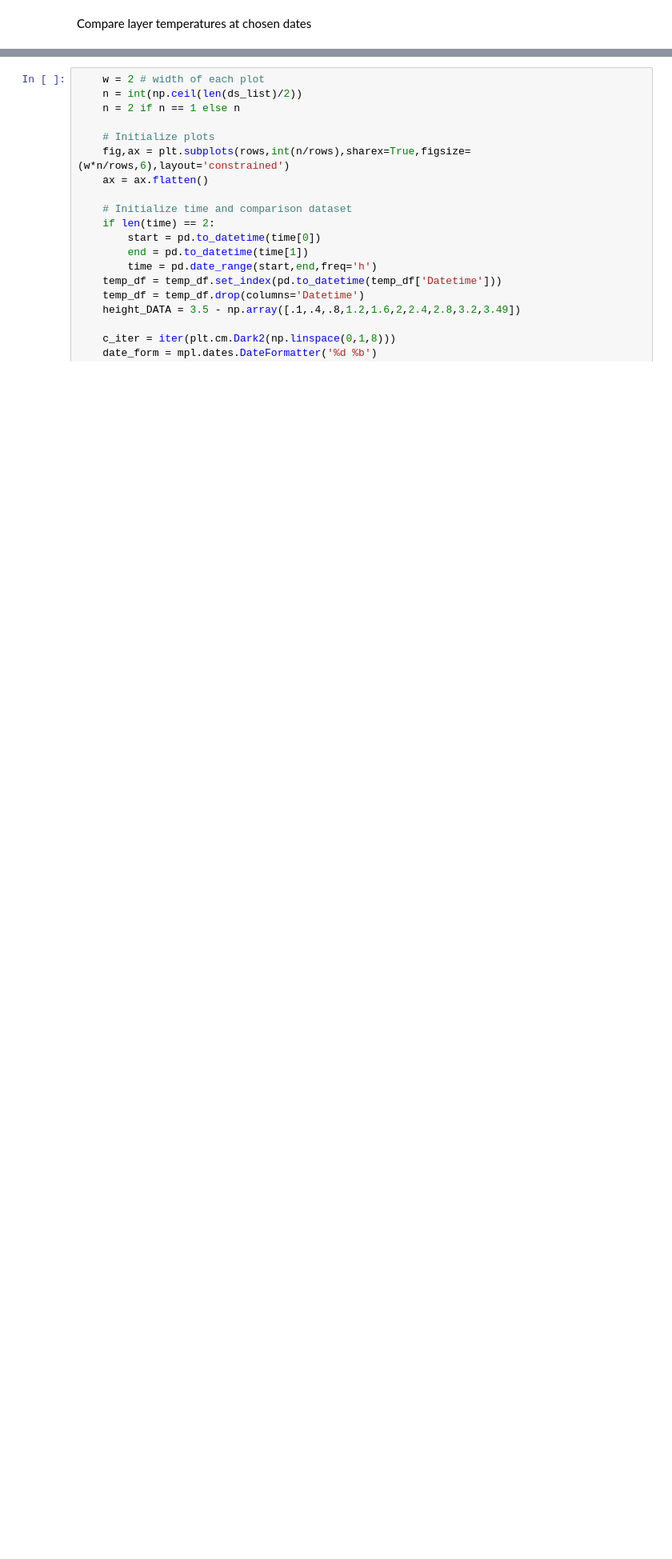
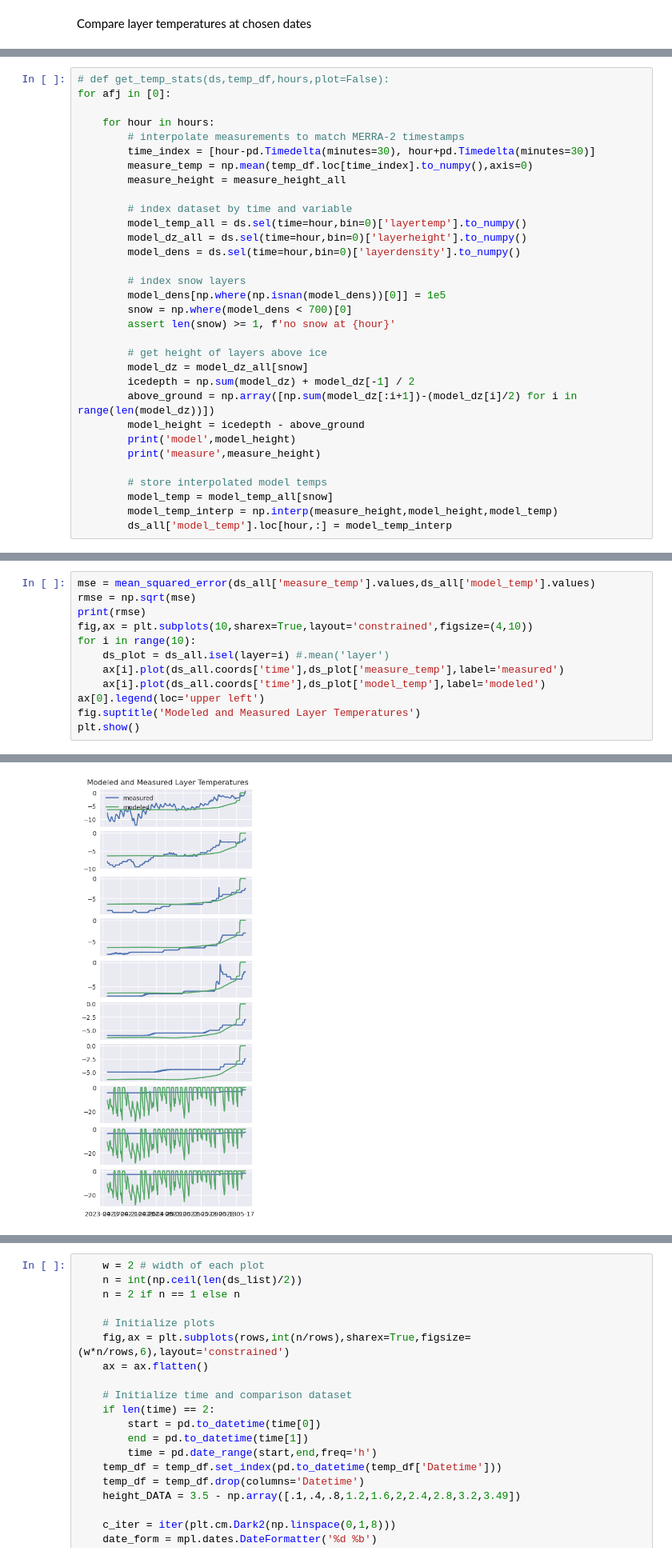
Before and after one commit to drounce/PyGEM, a Jupyter notebook: pygem_eb/processing/calibration_plot.ipynb, the cells around one changed output, grey strips where cells are left out. Shown at 80% size. Drawn from its saved outputs; the diff is of its cells as text; blank space fills up the shorter version.

```diff
--- a/pygem_eb/processing/calibration_plot.ipynb
+++ b/pygem_eb/processing/calibration_plot.ipynb
@@ -24,0 +121,32 @@ height_DATA = 3.5 - np.array([.1,.4,.8,1.2,1.6,2,2.4,2.8,3.2,3.49])
+# %%
+# def get_temp_stats(ds,temp_df,hours,plot=False):
+for afj in [0]:
+
+    for hour in hours:
+        # interpolate measurements to match MERRA-2 timestamps
+        time_index = [hour-pd.Timedelta(minutes=30), hour+pd.Timedelta(minutes=30)]
+        measure_temp = np.mean(temp_df.loc[time_index].to_numpy(),axis=0)
+        measure_height = measure_height_all
+
+        # index dataset by time and variable
+        model_temp_all = ds.sel(time=hour,bin=0)['layertemp'].to_numpy()
+        model_dz_all = ds.sel(time=hour,bin=0)['layerheight'].to_numpy()
+        model_dens = ds.sel(time=hour,bin=0)['layerdensity'].to_numpy()
+
+        # index snow layers
+        model_dens[np.where(np.isnan(model_dens))[0]] = 1e5
+        snow = np.where(model_dens < 700)[0]
+        assert len(snow) >= 1, f'no snow at {hour}'
+
+        # get height of layers above ice
+        model_dz = model_dz_all[snow]
+        icedepth = np.sum(model_dz) + model_dz[-1] / 2
+        above_ground = np.array([np.sum(model_dz[:i+1])-(model_dz[i]/2) for i in range(len(model_dz))])
+        model_height = icedepth - above_ground
+        print('model',model_height)
+        print('measure',measure_height)
+
+        # store interpolated model temps
+        model_temp = model_temp_all[snow]
+        model_temp_interp = np.interp(measure_height,model_height,model_temp)
+        ds_all['model_temp'].loc[hour,:] = model_temp_interp
@@ -24,0 +181,13 @@ height_DATA = 3.5 - np.array([.1,.4,.8,1.2,1.6,2,2.4,2.8,3.2,3.49])
+# %%
+mse = mean_squared_error(ds_all['measure_temp'].values,ds_all['model_temp'].values)
+rmse = np.sqrt(mse)
+print(rmse)
+fig,ax = plt.subplots(10,sharex=True,layout='constrained',figsize=(4,10))
+for i in range(10):
+    ds_plot = ds_all.isel(layer=i) #.mean('layer')
+    ax[i].plot(ds_all.coords['time'],ds_plot['measure_temp'],label='measured')
+    ax[i].plot(ds_all.coords['time'],ds_plot['model_temp'],label='modeled')
+ax[0].legend(loc='upper left')
+fig.suptitle('Modeled and Measured Layer Temperatures')
+plt.show()
+# %% [output]
@@ -24,0 +195 @@ height_DATA = 3.5 - np.array([.1,.4,.8,1.2,1.6,2,2.4,2.8,3.2,3.49])
+[figure, added]
```
Also changed, not shown: parts of 18 cells of this notebook.
